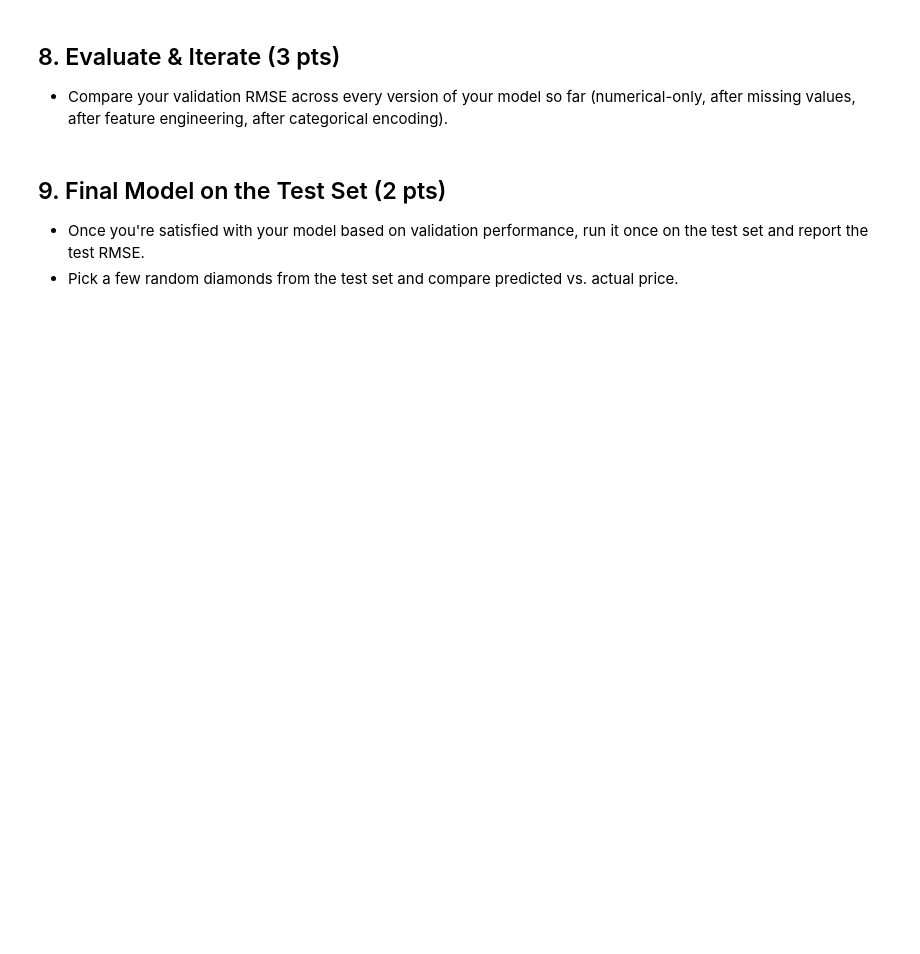
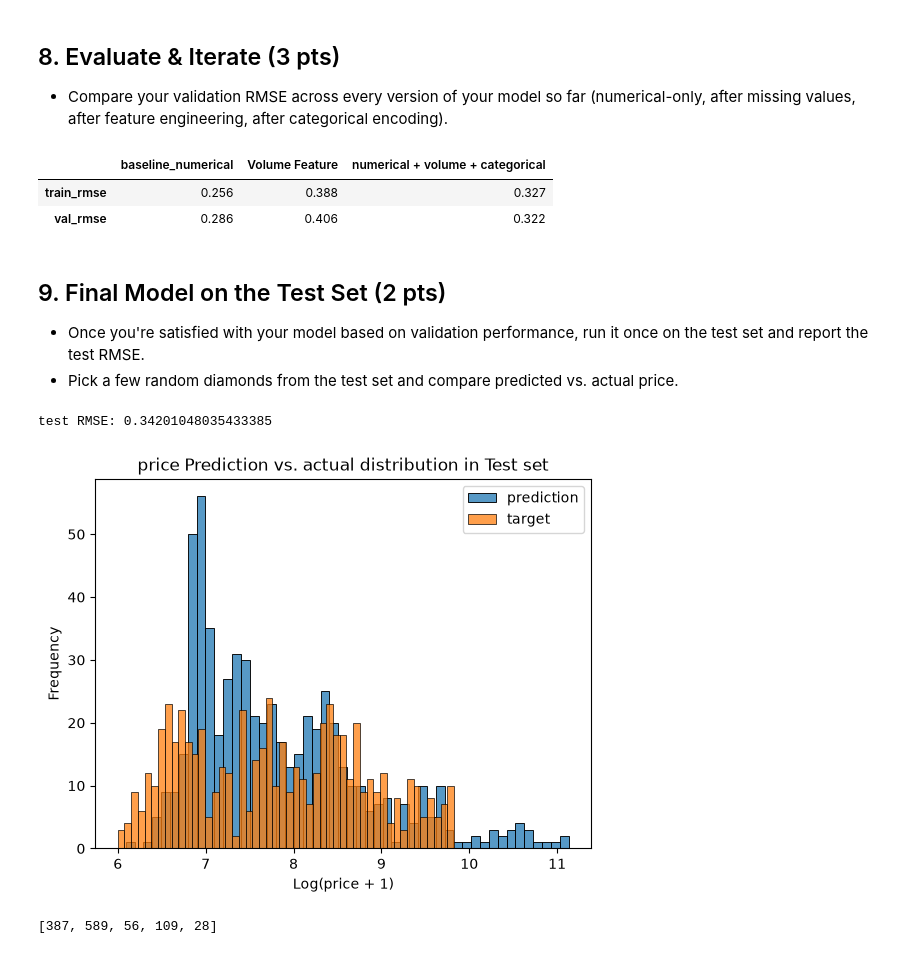
Before and after one commit to Antonio42833/ISYS-574, a Jupyter notebook: Homework 1.ipynb, the cells around one changed output. Cells and saved outputs as stored; diff of their text form; code cells hidden in the pictures; blank space fills up the shorter version.

```diff
--- a/Homework 1.ipynb
+++ b/Homework 1.ipynb
@@ -156,0 +227,15 @@ Length: 8, dtype: str
+# %%
+def prepare_X(df):
+    #For safety purpose, we create a copy of the received datframe
+    df = df.copy()
+    #and a copy of the numerical features
+    num_features = ['carat','depth', 'table','x','y','z']
+    features = num_features.copy()
+
+    #we filter the columns used for the model
+    df_col = df[features]
+
+    # we create a matrix (2D array) with only the values
+    X = df_col.values
+    #we return the matrix
+    return X
@@ -166,0 +408,8 @@ Length: 8, dtype: str
+# %%
+categorical_col = ['cut', 'color', 'clarity']
+
+for col in diamond[categorical_col]:
+    print(col)
+    print(diamond[col].nunique()) #how many unique values
+    print(diamond[col].unique())
+    print()
@@ -167,7 +637,49 @@ Length: 8, dtype: str
 # %% [markdown]
 ## 8. Evaluate & Iterate (3 pts)
 * Compare your validation RMSE across every version of your model so far (numerical-only, after missing values, after feature engineering, after categorical encoding).
+# %%
+pd.DataFrame(results)
+# %% [output]
+|  | baseline_numerical | Volume Feature | numerical + volume + categorical |
+| train_rmse | 0.256 | 0.388 | 0.327 |
+| val_rmse | 0.286 | 0.406 | 0.322 |
 # %% [markdown]
 ## 9. Final Model on the Test Set (2 pts)
 * Once you're satisfied with your model based on validation performance, run it once on the test set and report the test RMSE.
 * Pick a few random diamonds from the test set and compare predicted vs. actual price.
+# %%
+#Let's see the performance with our test set
+X_train = prepare_X(diamond_train)
+w0, w = train_linear_regression(X_train, y_train)
+
+X_test = prepare_X(diamond_test)
+# we get the predicted msrp of the validation set
+y_test_pred = w0 + X_test.dot(w)
+#We compute the RMSE of the validation set
+print('test RMSE:' , rmse(y_test, y_test_pred) )
+# %% [output]
+test RMSE: 0.34201048035433385
+# %%
+#Let's see the distribution of the target value
+fig, ax = plt.subplots()
+
+sns.histplot(data = y_test_pred, bins = 50, ax = ax, label= 'prediction')
+sns.histplot(data = y_test, bins = 50, ax = ax, label= 'target')
+
+plt.ylabel('Frequency')
+plt.xlabel('Log(price + 1)')
+plt.title('price Prediction vs. actual distribution in Test set')
+plt.legend()
+plt.show()
+# %% [output]
+[figure, added]
+# %%
+### Let's pick a set of house from the test set
+
+import random
+# We get 5 random position from the set
+pos = [ random.randint(0,diamond_test.shape[0]-1)   for x in range(5) ]
+
+print(pos)
+# %% [output]
+[387, 589, 56, 109, 28]
```
Also changed, not shown: parts of 70 cells of this notebook.
